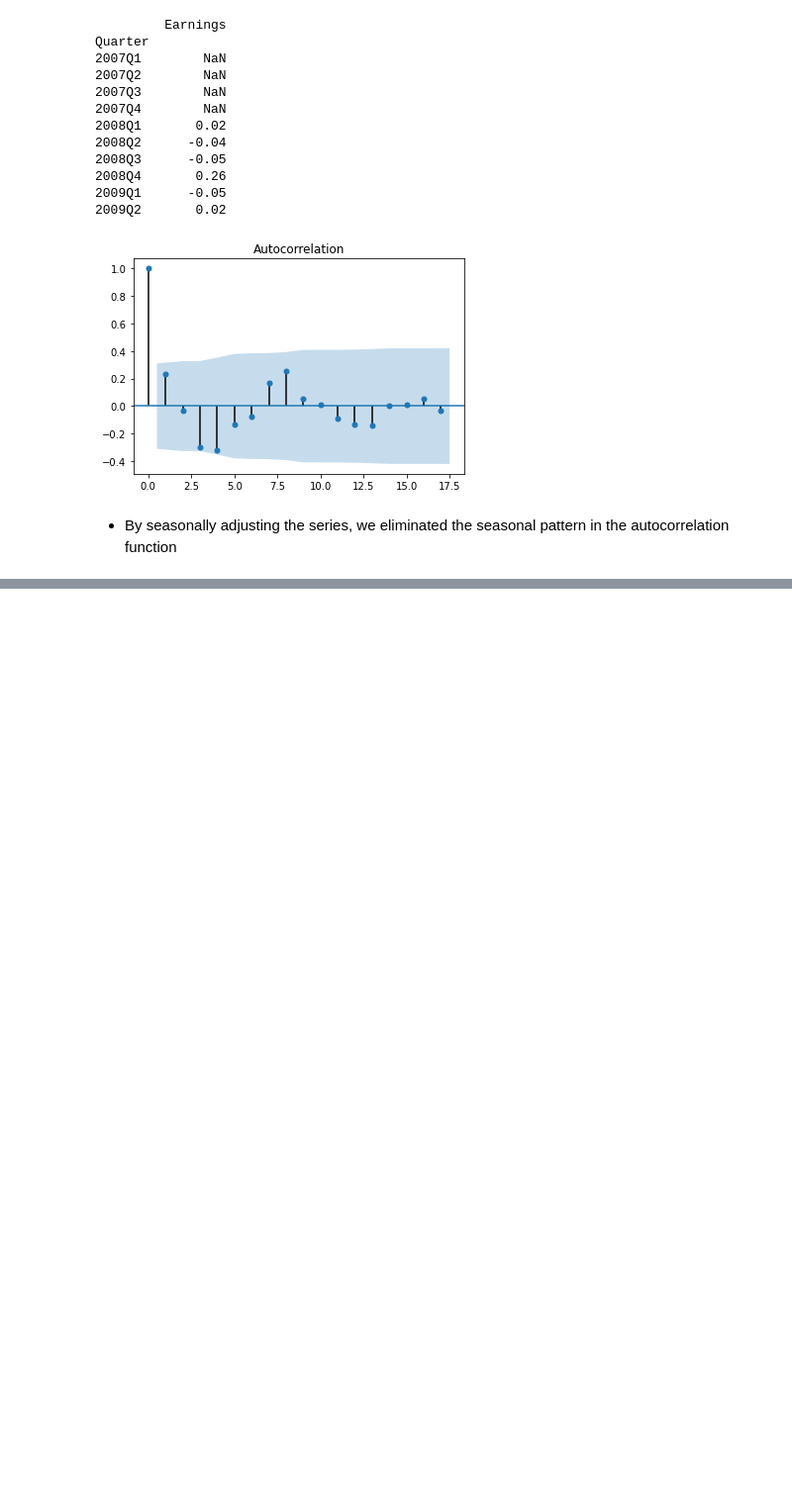
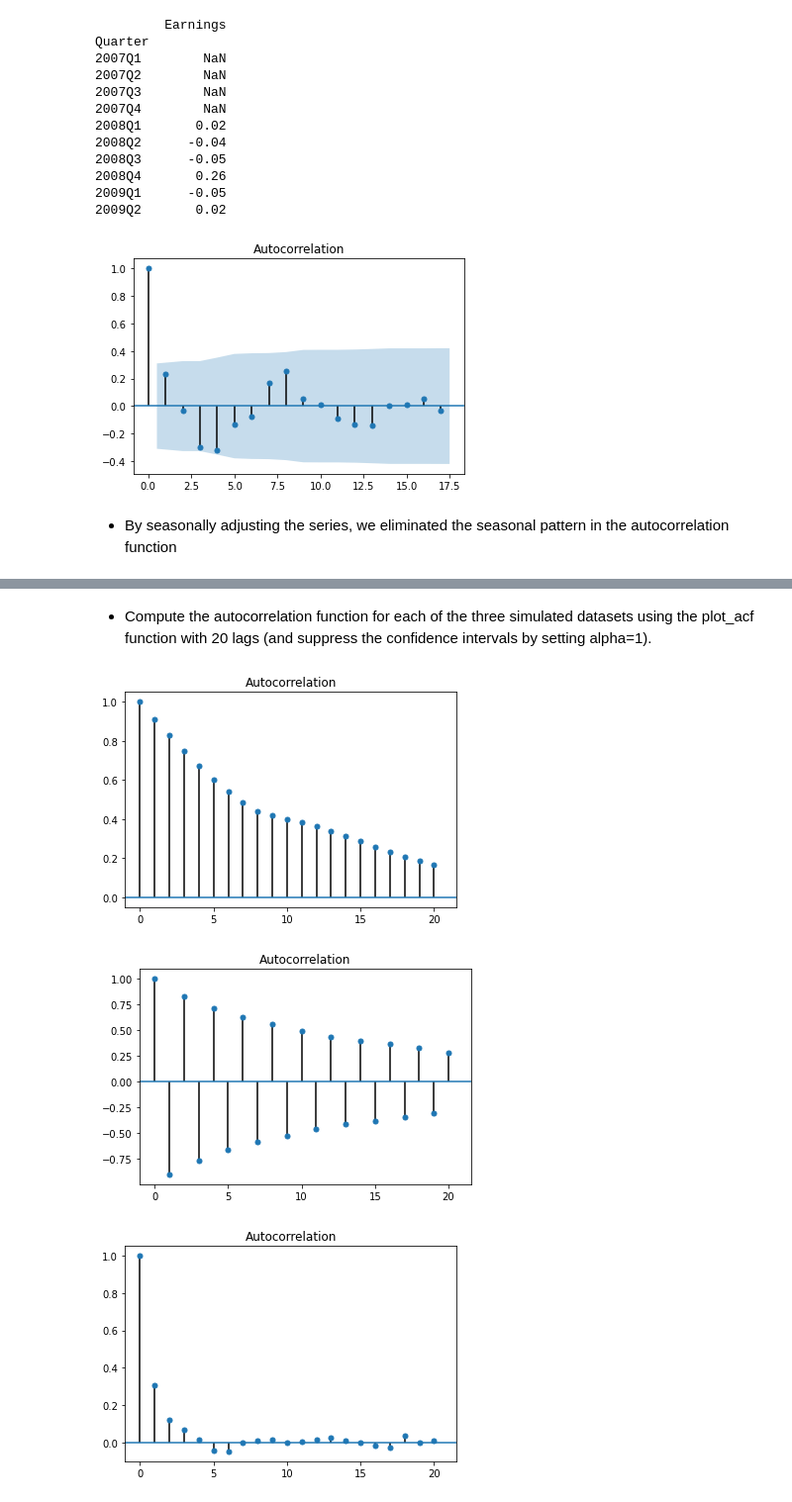
Before and after one commit to naikshubham/Forecasting-using-Python, a Jupyter notebook: Time-Series-Analysis/Time Series Analysis.ipynb, the cells around one changed output, grey strips where cells are left out. Shown at 99% size. Drawn from its saved outputs; the diff is of its cells as text; code cells hidden in the pictures; blank space fills up the shorter version.

```diff
--- a/Time-Series-Analysis/Time Series Analysis.ipynb
+++ b/Time-Series-Analysis/Time Series Analysis.ipynb
@@ -657,0 +711,18 @@ plt.show()
+# %% [markdown]
+- Compute the autocorrelation function for each of the three simulated datasets using the plot_acf function with 20 lags (and suppress the confidence intervals by setting alpha=1).
+# %%
+# Plot 1: AR parameter = +0.9
+plot_acf(simulated_data_1, alpha=1, lags=20)
+plt.show()
+
+# Plot 2: AR parameter = -0.9
+plot_acf(simulated_data_2, alpha=1, lags=20)
+plt.show()
+
+# Plot 3: AR parameter = +0.3
+plot_acf(simulated_data_3, alpha=1, lags=20)
+plt.show()
+# %% [output]
+[figure, added]
+[figure, added]
+[figure, added]
```
Also changed, not shown: parts of 8 cells of this notebook.
